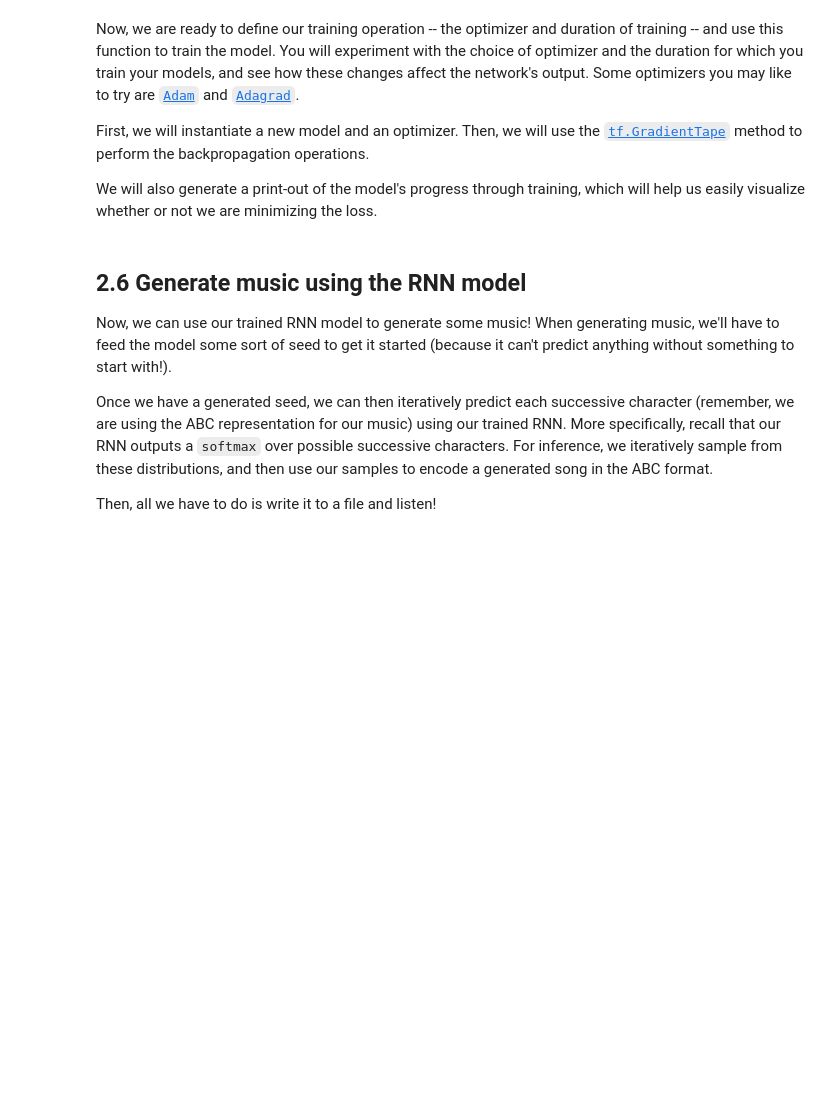
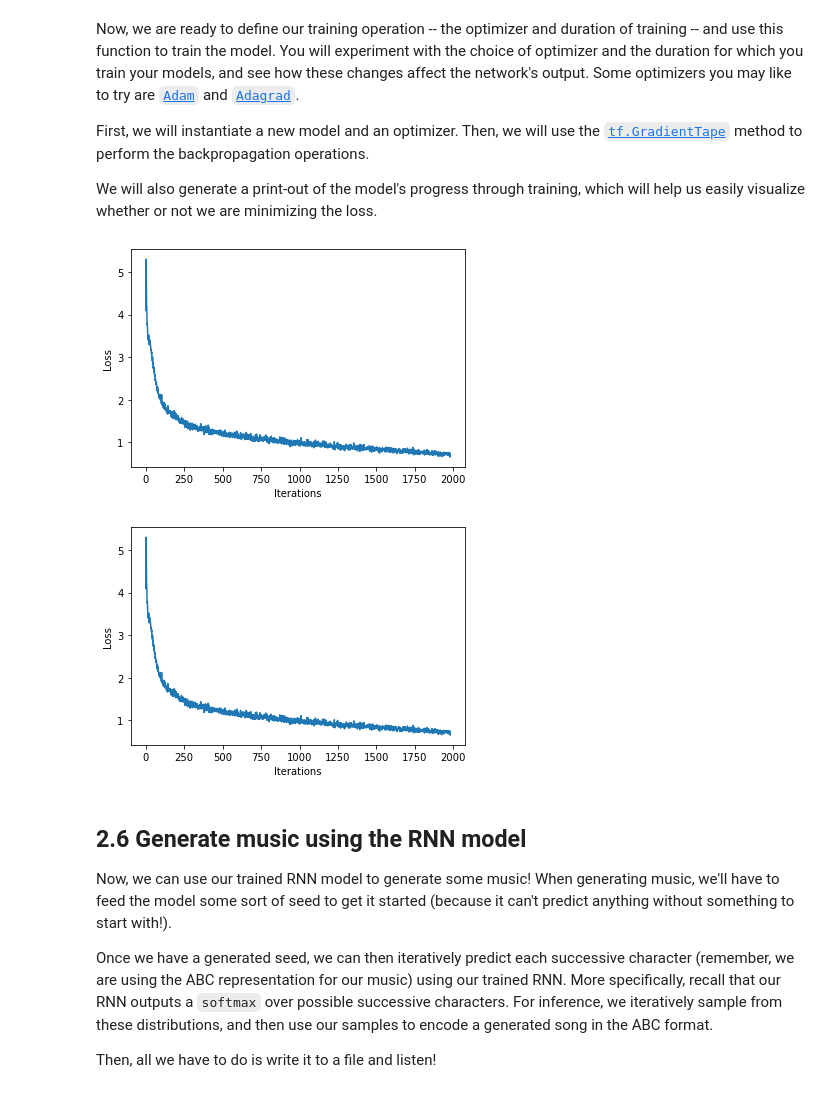
Before and after one commit to miguelsilva5989/tensor-flow-tutorial, a Jupyter notebook: 03_MIT/Part2_Music_Generation.ipynb, the cells around one changed output. Saved outputs shown, nothing was run; the diff lists cells and outputs as text; code cells hidden in the pictures; blank space fills up the shorter version.

```diff
--- a/03_MIT/Part2_Music_Generation.ipynb
+++ b/03_MIT/Part2_Music_Generation.ipynb
@@ -403,12 +424,12 @@ Let's first compute the loss using our example predictions from the untrained mo
 '''TODO: define the loss function to compute and return the loss between
     the true labels and predictions (logits). Set the argument from_logits=True.'''
 def compute_loss(labels, logits):
-  loss = tf.keras.losses.sparse_categorical_crossentropy('''TODO''', '''TODO''', from_logits=True) # TODO
+  loss = tf.keras.losses.sparse_categorical_crossentropy(labels, logits, from_logits=True) # TODO
   return loss
 
 '''TODO: compute the loss using the true next characters from the example batch
     and the predictions from the untrained model several cells above'''
-example_batch_loss = compute_loss('''TODO''', '''TODO''') # TODO
+example_batch_loss = compute_loss(y, pred) # TODO
 
 print("Prediction shape: ", pred.shape, " # (batch_size, sequence_length, vocab_size)")
 print("scalar_loss:      ", example_batch_loss.numpy().mean())
@@ -419,8 +443,8 @@ Let's start by defining some hyperparameters for training the model. To start, w
 
 # Optimization parameters:
 num_training_iterations = 2000  # Increase this to train longer
-batch_size = 4  # Experiment between 1 and 64
-seq_length = 100  # Experiment between 50 and 500
+batch_size = 16  # Experiment between 1 and 64
+seq_length = 250  # Experiment between 50 and 500
 learning_rate = 5e-3  # Experiment between 1e-5 and 1e-1
 
 # Model parameters:
@@ -442,13 +466,13 @@ We will also generate a print-out of the model's progress through training, whic
 
 '''TODO: instantiate a new model for training using the `build_model`
   function and the hyperparameters created above.'''
-model = build_model('''TODO: arguments''')
+model = build_model(vocab_size, embedding_dim=embedding_dim, rnn_units=rnn_units, batch_size=batch_size)
 
 '''TODO: instantiate an optimizer with its learning rate.
   Checkout the tensorflow website for a list of supported optimizers.
   https://www.tensorflow.org/api_docs/python/tf/keras/optimizers/
   Try using the Adam optimizer to start.'''
-optimizer = # TODO
+optimizer = tf.optimizers.Adam(learning_rate=learning_rate)
 
 @tf.function
 def train_step(x, y):
@@ -456,10 +480,10 @@ def train_step(x, y):
   with tf.GradientTape() as tape:
 
     '''TODO: feed the current input into the model and generate predictions'''
-    y_hat = model('''TODO''')
+    y_hat = model(x)
 
     '''TODO: compute the loss!'''
-    loss = compute_loss('''TODO''', '''TODO''')
+    loss = compute_loss(y, y_hat)
 
   # Now, compute the gradients
   '''TODO: complete the function call for gradient computation.
@@ -467,36 +491,39 @@ def train_step(x, y):
       of the model parameters.
       HINT: use `model.trainable_variables` to get a list of all model
       parameters.'''
-  grads = tape.gradient('''TODO''', '''TODO''')
+  grads = tape.gradient(loss, model.trainable_variables)
 
   # Apply the gradients to the optimizer so it can update the model accordingly
   optimizer.apply_gradients(zip(grads, model.trainable_variables))
   return loss
 
 ##################
 # Begin training!#
 ##################
 
 history = []
 plotter = mdl.util.PeriodicPlotter(sec=2, xlabel='Iterations', ylabel='Loss')
 if hasattr(tqdm, '_instances'): tqdm._instances.clear() # clear if it exists
 
 for iter in tqdm(range(num_training_iterations)):
 
   # Grab a batch and propagate it through the network
   x_batch, y_batch = get_batch(vectorized_songs, seq_length, batch_size)
   loss = train_step(x_batch, y_batch)
 
   # Update the progress bar
   history.append(loss.numpy().mean())
   plotter.plot(history)
 
   # Update the model with the changed weights!
   if iter % 100 == 0:
     model.save_weights(checkpoint_prefix)
 
 # Save the trained model and the weights
 model.save_weights(checkpoint_prefix)
+# %% [output]
+[figure, added]
+[figure, added]
 # %% [markdown]
 ## 2.6 Generate music using the RNN model
 
```
Also changed, not shown: parts of 7 cells of this notebook.
